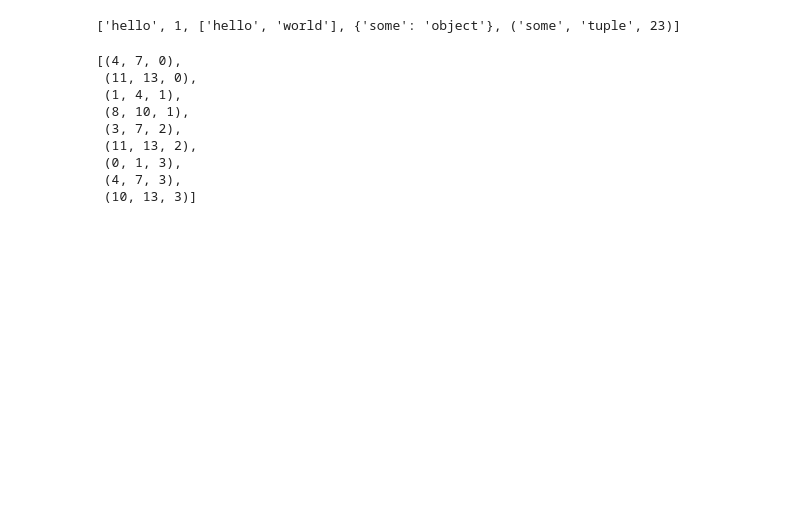
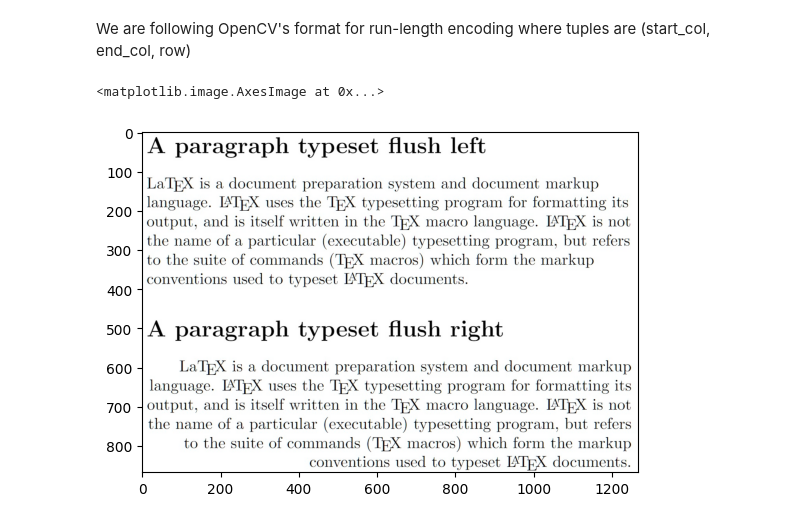
Before and after one commit to as1605/ELL715, a Jupyter notebook: A4/q2.ipynb, the cells around one changed output. Saved outputs shown, nothing was run; the diff lists cells and outputs as text; code cells hidden in the pictures; blank space fills up the shorter version.

```diff
--- a/A4/q2.ipynb
+++ b/A4/q2.ipynb
@@ -11,48 +3,28 @@ mat = [
-# %%
-x = []
-x.append("hello")
-x.append(1)
-x.append(["hello", "world"])
-x.append({"some": "object"})
-x.append(("some", "tuple", 23))
-x
-# %% [output]
-['hello', 1, ['hello', 'world'], {'some': 'object'}, ('some', 'tuple', 23)]
+# %% [markdown]
+We are following OpenCV's format for run-length encoding where tuples are (start_col, end_col, row)
 # %%
-a = []
+def runlength(mat):
+    a = []
 
+    for r in range(len(mat)):
+        arr=mat[r]
+        start=0
+        end=0
+        isCounting=False
+        for i in range(len(arr)):
+            if arr[i]==255 and isCounting ==False:
+                isCounting=True
+                start=i
+#                 print("starting",i)
 
+            if arr[i]==0 and isCounting==True:
+                end=i-1
+                isCounting=False
+#                 print("ending", i)
+                a.append((start,end,r))
 
-for r in range(len(mat)):
-    arr=mat[r]
-    start=0
-    end=0
-    isCounting=False
-    for i in range(len(arr)):
-        if arr[i]==1 and isCounting ==False:
+        if arr[len(arr)-1] == 255:
+            end=len(arr)-1
+            a.append((start,end,r))
 
-            isCounting=True
-            start=i
-            #print("starting",i)
-
-        if arr[i]==0 and isCounting==True:
-          end=i-1
-          isCounting=False
-          #print("ending", i)
-          a.append((start,end,r))
-
-    if arr[len(arr)-1]==1:
-      end=len(arr)-1
-      a.append((start,end,r))
-
-a
+    return a
-# %% [output]
-[(4, 7, 0),
- (11, 13, 0),
- (1, 4, 1),
- (8, 10, 1),
- (3, 7, 2),
- (11, 13, 2),
- (0, 1, 3),
- (4, 7, 3),
- (10, 13, 3)]
@@ -58,0 +35,8 @@ a
+# %%
+img = cv.imread("img.jpeg")
+_, b = cv.threshold(img, 30, 255, cv.THRESH_BINARY)
+# %%
+plt.imshow(img)
+# %% [output]
+<matplotlib.image.AxesImage at 0x...>
+[figure, added]
```
Also changed, not shown: parts of 4 cells of this notebook, 8 other files.
